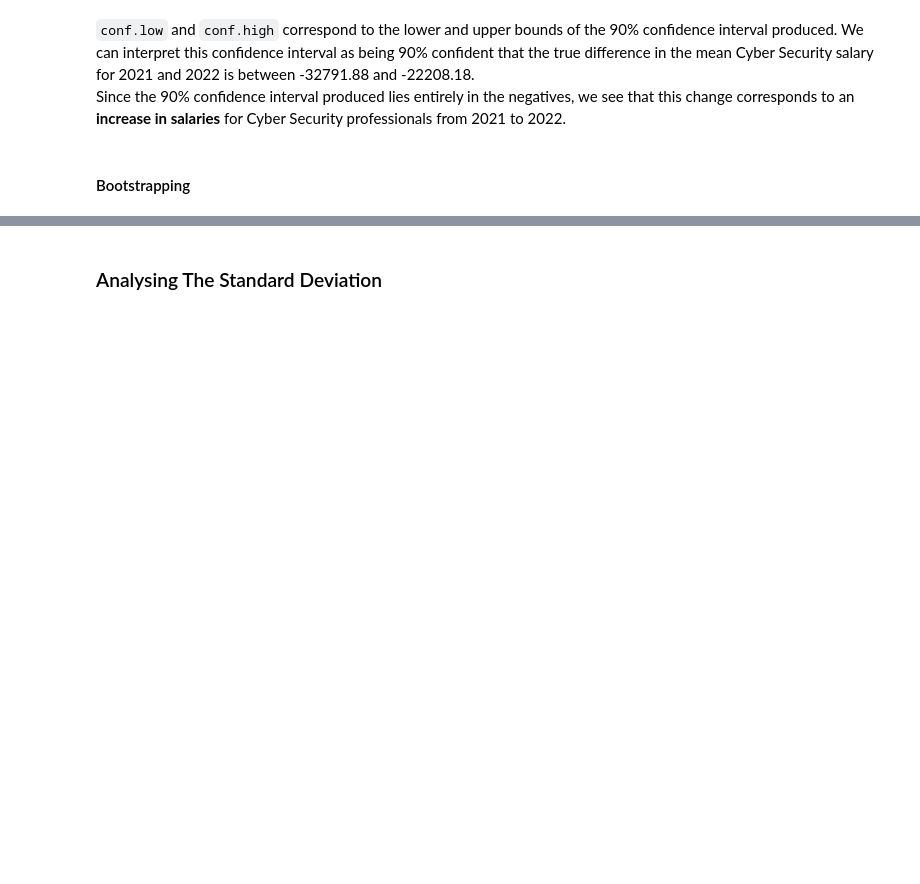
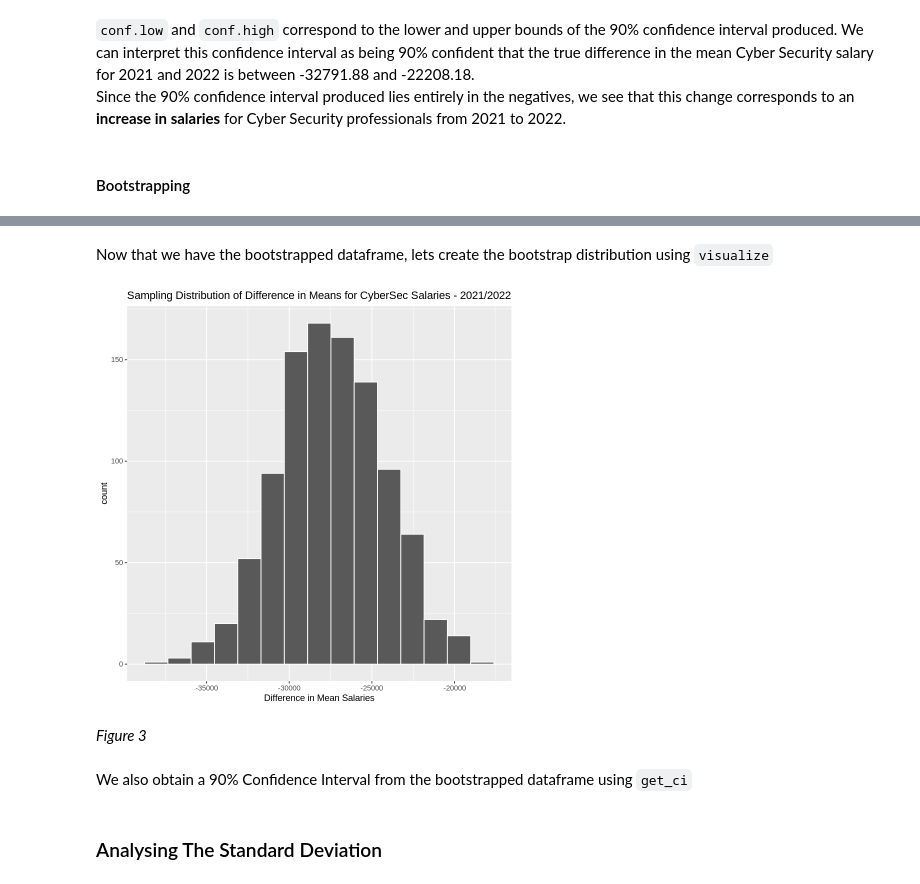
Before and after one commit to joelbonnie/CyberSecSalaryInference, a Jupyter notebook: finalReport.ipynb, the cells around one changed output, grey strips where cells are left out. Saved outputs shown, nothing was run; the diff lists cells and outputs as text; code cells hidden in the pictures; blank space fills up the shorter version.

Commit message:
Finished the bootstrap distribution and prelim explanation

```diff
--- a/finalReport.ipynb
+++ b/finalReport.ipynb
@@ -225,0 +248,23 @@ We can interpret this confidence interval as being 90% confident that the true d
+# %%
+# Creating the bootstrap dataframe
+bootstrap_dataframe <-
+    money_relevant %>%
+    specify(formula = salary_in_usd ~ work_year) %>%
+    generate(type = 'bootstrap',reps = 1000) %>%
+    calculate(stat = 'diff in means',order = c('2021','2022'))
+# %% [markdown]
+Now that we have the bootstrapped dataframe, lets create the bootstrap distribution using `visualize`
+# %%
+# Obtaining the sampling distribution
+bootstrap_dist <-
+    bootstrap_dataframe %>%
+    visualize() +
+    ggtitle('Sampling Distribution of Difference in Means for CyberSec Salaries - 2021/2022') +
+    xlab('Difference in Mean Salaries')
+bootstrap_dist
+# %% [output]
+[figure, added]
+# %% [markdown]
+*Figure 3*
+# %% [markdown]
+We also obtain a 90% Confidence Interval from the bootstrapped dataframe using `get_ci`
```
Also changed, not shown: parts of 4 cells of this notebook.
